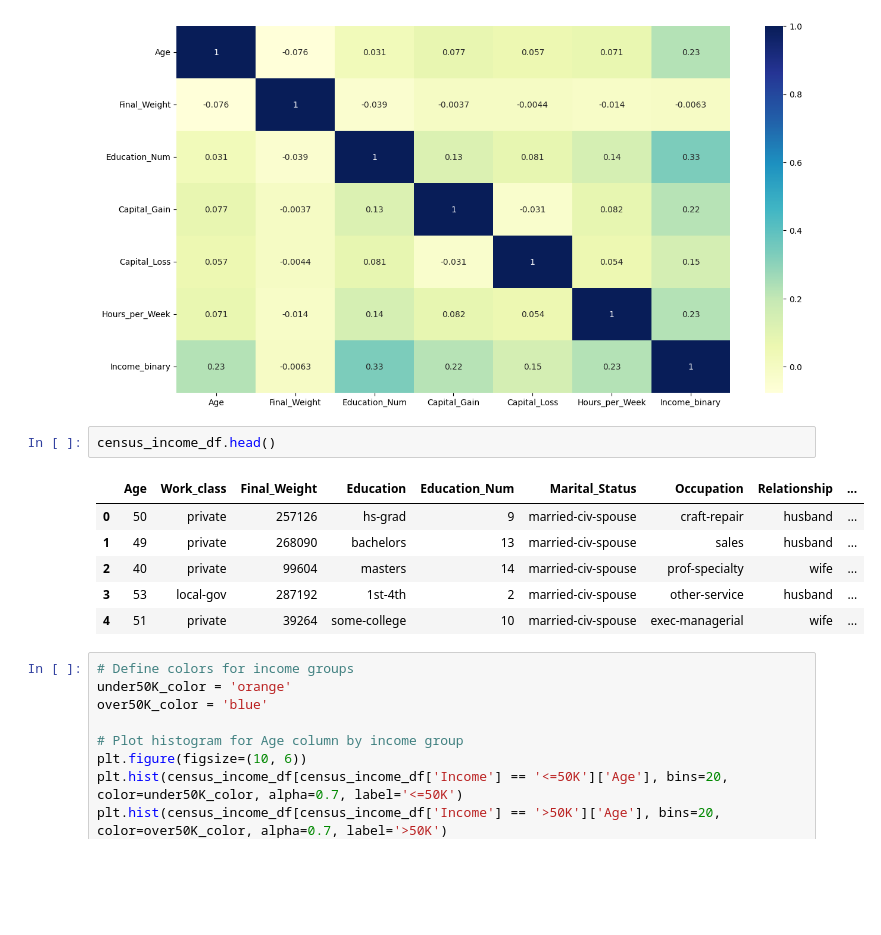
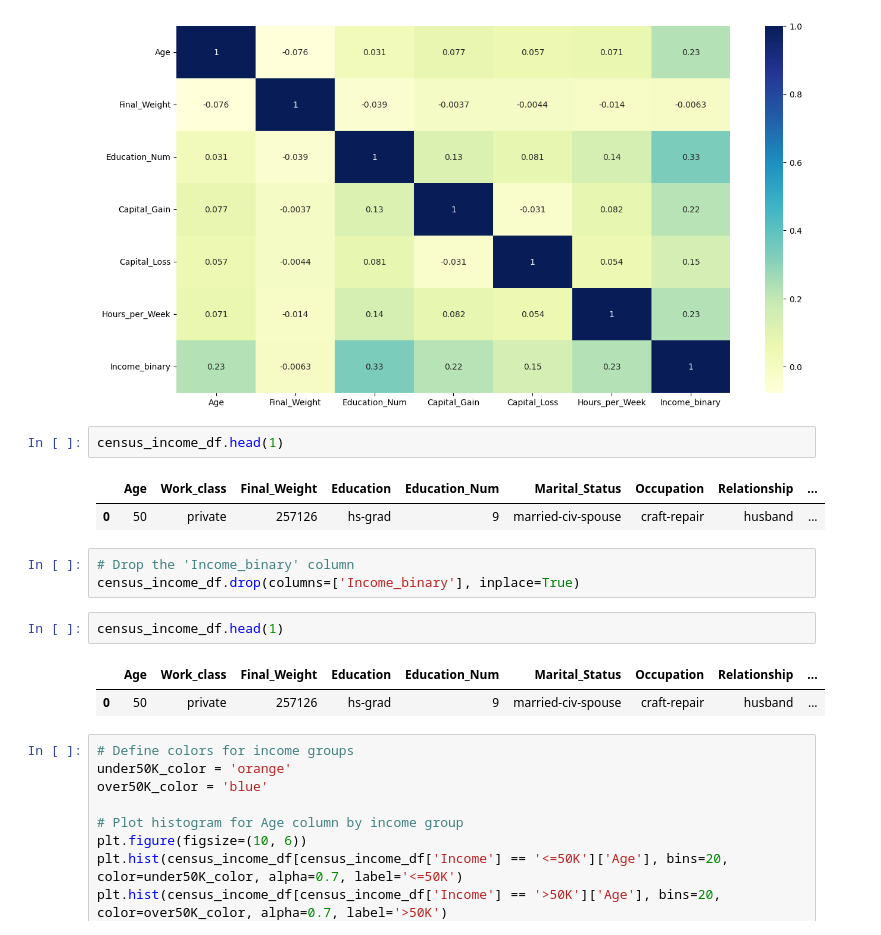
Before and after one commit to Benura2020/Income-Classification-ML, a Jupyter notebook: income_prediction_ml_project.ipynb, the cells around one changed output. Cells and saved outputs as stored; diff of their text form; blank space fills up the shorter version.

```diff
--- a/income_prediction_ml_project.ipynb
+++ b/income_prediction_ml_project.ipynb
@@ -969,14 +969,18 @@ plt.show()
 # %% [output]
 [figure]
 # %%
-census_income_df.head()
+census_income_df.head(1)
 # %% [output]
 |  | Age | Work_class | Final_Weight | Education | Education_Num | Marital_Status | Occupation | Relationship | ... |
 | 0 | 50 | private | 257126 | hs-grad | 9 | married-civ-spouse | craft-repair | husband | ... |
-| 1 | 49 | private | 268090 | bachelors | 13 | married-civ-spouse | sales | husband | ... |
-| 2 | 40 | private | 99604 | masters | 14 | married-civ-spouse | prof-specialty | wife | ... |
-| 3 | 53 | local-gov | 287192 | 1st-4th | 2 | married-civ-spouse | other-service | husband | ... |
-| 4 | 51 | private | 39264 | some-college | 10 | married-civ-spouse | exec-managerial | wife | ... |
+# %%
+# Drop the 'Income_binary' column
+census_income_df.drop(columns=['Income_binary'], inplace=True)
+# %%
+census_income_df.head(1)
+# %% [output]
+|  | Age | Work_class | Final_Weight | Education | Education_Num | Marital_Status | Occupation | Relationship | ... |
+| 0 | 50 | private | 257126 | hs-grad | 9 | married-civ-spouse | craft-repair | husband | ... |
 # %%
 # Define colors for income groups
 under50K_color = 'orange'
```
Also changed, not shown: parts of 7 cells of this notebook.
